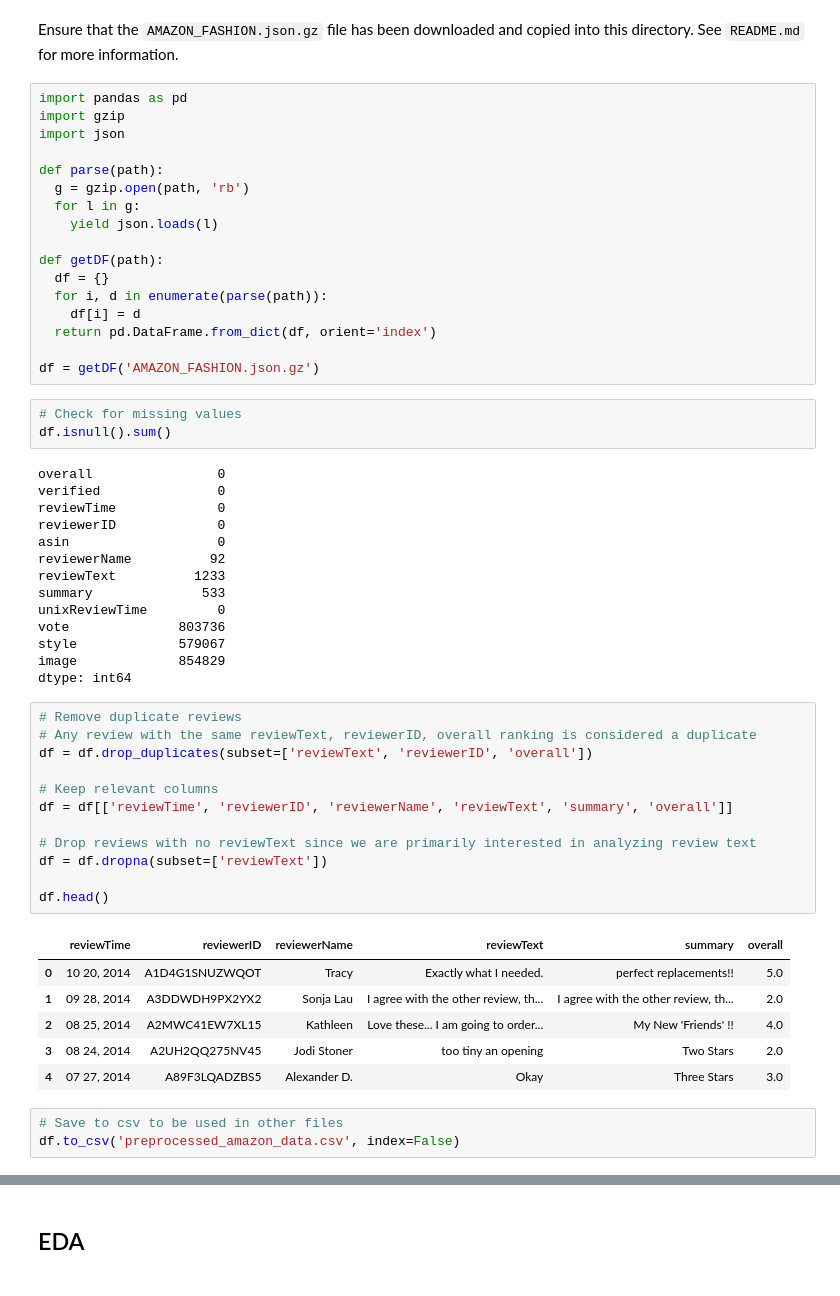
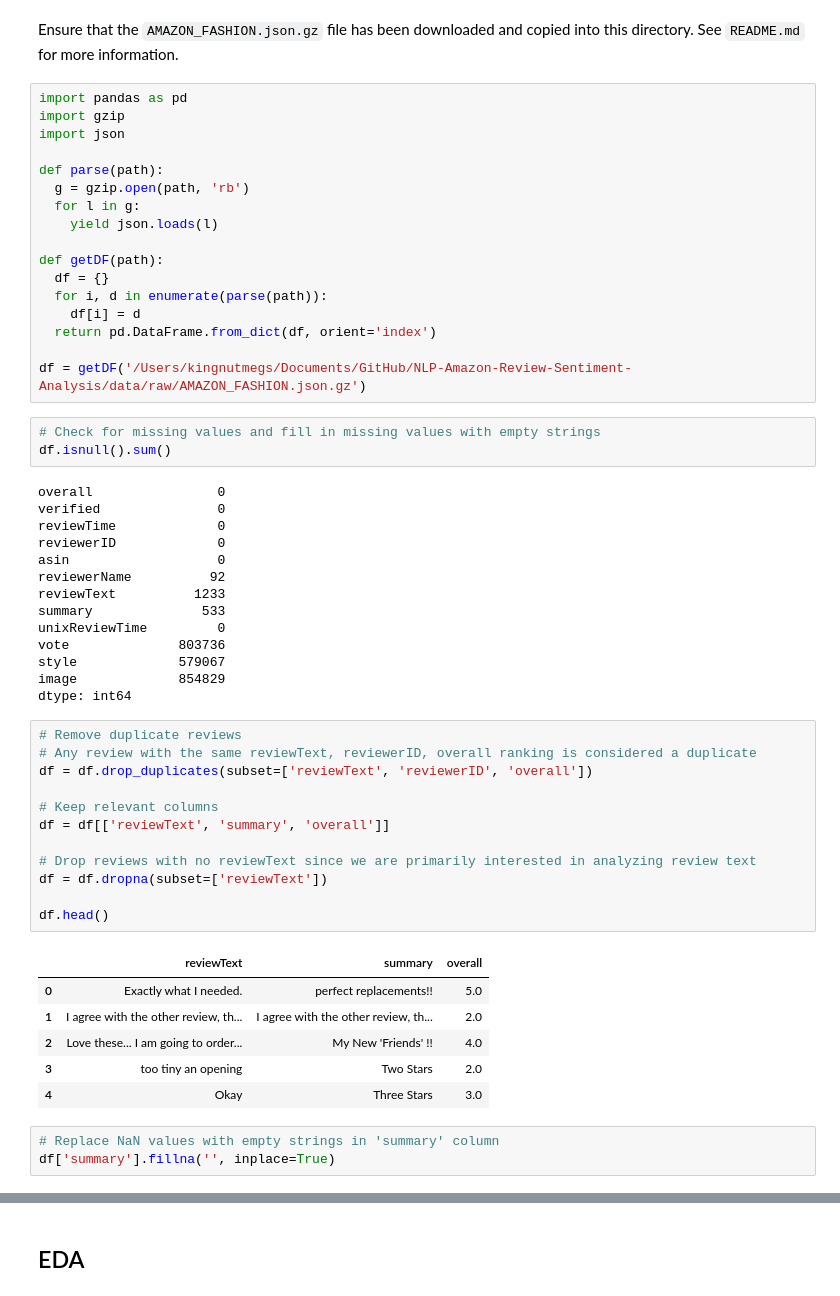
Before and after one commit to narayansharma-21/Amazon-Review-Sentiment-Analysis, a Jupyter notebook: src/data_processing/preprocess_data.ipynb, the cells around one changed output, grey strips where cells are left out. Drawn from its saved outputs; the diff is of its cells as text.

```diff
--- a/src/data_processing/preprocess_data.ipynb
+++ b/src/data_processing/preprocess_data.ipynb
@@ -20,9 +20,9 @@ def getDF(path):
     df[i] = d
   return pd.DataFrame.from_dict(df, orient='index')
 
-df = getDF('AMAZON_FASHION.json.gz')
+df = getDF('/Users/kingnutmegs/Documents/GitHub/NLP-Amazon-Review-Sentiment-Analysis/data/raw/AMAZON_FASHION.json.gz')
 # %%
-# Check for missing values
+# Check for missing values and fill in missing values with empty strings
 df.isnull().sum()
 # %% [output]
 overall                0
@@ -41,22 +41,22 @@ dtype: int64
 # %%
 # Remove duplicate reviews
 # Any review with the same reviewText, reviewerID, overall ranking is considered a duplicate
 df = df.drop_duplicates(subset=['reviewText', 'reviewerID', 'overall'])
 
 # Keep relevant columns
-df = df[['reviewTime', 'reviewerID', 'reviewerName', 'reviewText', 'summary', 'overall']]
+df = df[['reviewText', 'summary', 'overall']]
 
 # Drop reviews with no reviewText since we are primarily interested in analyzing review text
 df = df.dropna(subset=['reviewText'])
 
 df.head()
 # %% [output]
-|  | reviewTime | reviewerID | reviewerName | reviewText | summary | overall |
-| 0 | 10 20, 2014 | A1D4G1SNUZWQOT | Tracy | Exactly what I needed. | perfect replacements!! | 5.0 |
-| 1 | 09 28, 2014 | A3DDWDH9PX2YX2 | Sonja Lau | I agree with the other review, th... | I agree with the other review, th... | 2.0 |
-| 2 | 08 25, 2014 | A2MWC41EW7XL15 | Kathleen | Love these... I am going to order... | My New 'Friends' !! | 4.0 |
-| 3 | 08 24, 2014 | A2UH2QQ275NV45 | Jodi Stoner | too tiny an opening | Two Stars | 2.0 |
-| 4 | 07 27, 2014 | A89F3LQADZBS5 | Alexander D. | Okay | Three Stars | 3.0 |
+|  | reviewText | summary | overall |
+| 0 | Exactly what I needed. | perfect replacements!! | 5.0 |
+| 1 | I agree with the other review, th... | I agree with the other review, th... | 2.0 |
+| 2 | Love these... I am going to order... | My New 'Friends' !! | 4.0 |
+| 3 | too tiny an opening | Two Stars | 2.0 |
+| 4 | Okay | Three Stars | 3.0 |
-# %%
-# Save to csv to be used in other files
-df.to_csv('preprocessed_amazon_data.csv', index=False)
+# %%
+# Replace NaN values with empty strings in 'summary' column
+df['summary'].fillna('', inplace=True)
```
Also changed, not shown: parts of 6 cells of this notebook, 1 other file.
